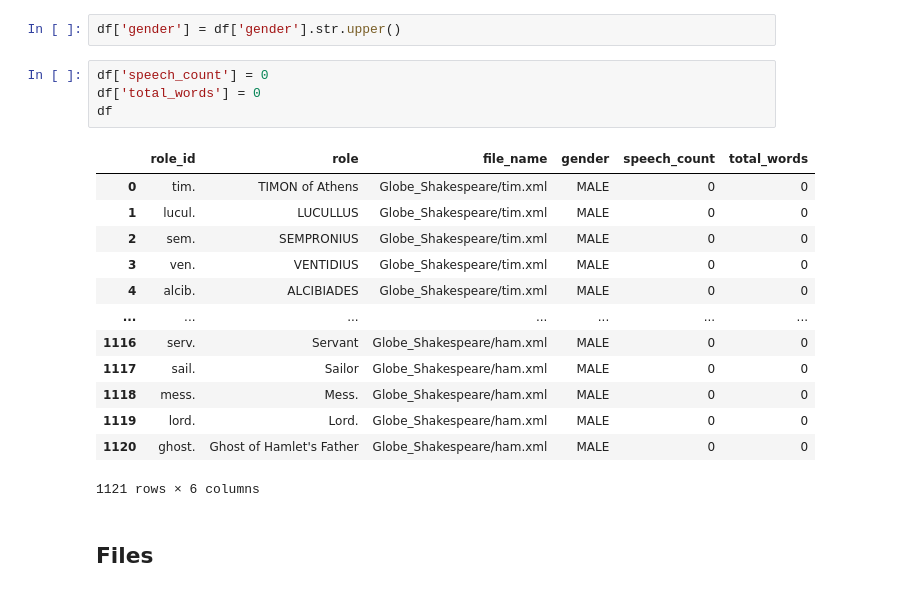
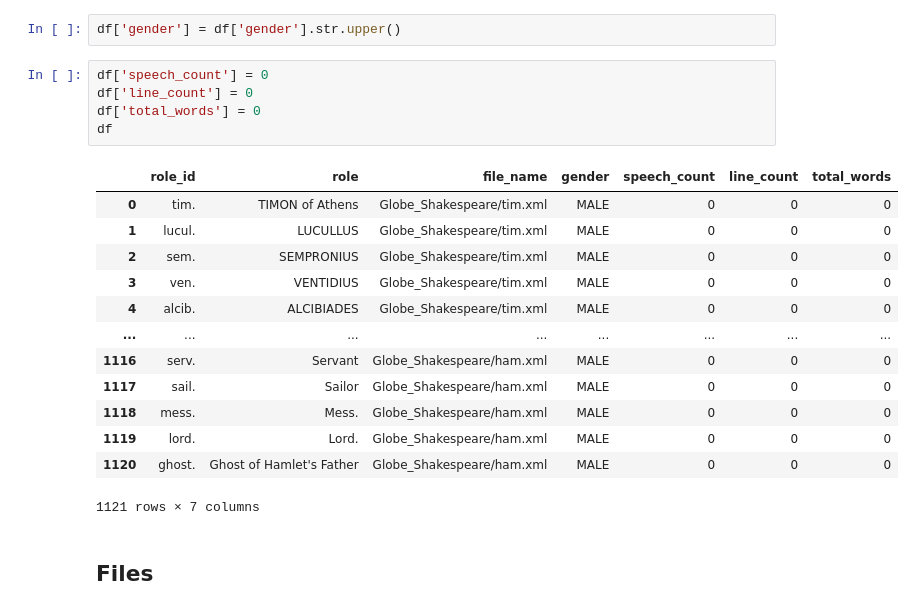
Before and after one commit to johnflanigan/shakespeare-character-genders, a Jupyter notebook: Shakespeare Character Genders.ipynb, the cells around one changed output. Cells and saved outputs as stored; diff of their text form.

```diff
--- a/Shakespeare Character Genders.ipynb
+++ b/Shakespeare Character Genders.ipynb
@@ -26,22 +30,23 @@ df = df.drop(labels=['blank', 'initials'], axis=1)
 df['gender'] = df['gender'].str.upper()
 # %%
 df['speech_count'] = 0
+df['line_count'] = 0
 df['total_words'] = 0
 df
 # %% [output]
-|  | role_id | role | file_name | gender | speech_count | total_words |
-| 0 | tim. | TIMON of Athens | Globe_Shakespeare/tim.xml | MALE | 0 | 0 |
-| 1 | lucul. | LUCULLUS | Globe_Shakespeare/tim.xml | MALE | 0 | 0 |
-| 2 | sem. | SEMPRONIUS | Globe_Shakespeare/tim.xml | MALE | 0 | 0 |
-| 3 | ven. | VENTIDIUS | Globe_Shakespeare/tim.xml | MALE | 0 | 0 |
-| 4 | alcib. | ALCIBIADES | Globe_Shakespeare/tim.xml | MALE | 0 | 0 |
-| ... | ... | ... | ... | ... | ... | ... |
-| 1116 | serv. | Servant | Globe_Shakespeare/ham.xml | MALE | 0 | 0 |
-| 1117 | sail. | Sailor | Globe_Shakespeare/ham.xml | MALE | 0 | 0 |
-| 1118 | mess. | Mess. | Globe_Shakespeare/ham.xml | MALE | 0 | 0 |
-| 1119 | lord. | Lord. | Globe_Shakespeare/ham.xml | MALE | 0 | 0 |
-| 1120 | ghost. | Ghost of Hamlet's Father | Globe_Shakespeare/ham.xml | MALE | 0 | 0 |
+|  | role_id | role | file_name | gender | speech_count | line_count | total_words |
+| 0 | tim. | TIMON of Athens | Globe_Shakespeare/tim.xml | MALE | 0 | 0 | 0 |
+| 1 | lucul. | LUCULLUS | Globe_Shakespeare/tim.xml | MALE | 0 | 0 | 0 |
+| 2 | sem. | SEMPRONIUS | Globe_Shakespeare/tim.xml | MALE | 0 | 0 | 0 |
+| 3 | ven. | VENTIDIUS | Globe_Shakespeare/tim.xml | MALE | 0 | 0 | 0 |
+| 4 | alcib. | ALCIBIADES | Globe_Shakespeare/tim.xml | MALE | 0 | 0 | 0 |
+| ... | ... | ... | ... | ... | ... | ... | ... |
+| 1116 | serv. | Servant | Globe_Shakespeare/ham.xml | MALE | 0 | 0 | 0 |
+| 1117 | sail. | Sailor | Globe_Shakespeare/ham.xml | MALE | 0 | 0 | 0 |
+| 1118 | mess. | Mess. | Globe_Shakespeare/ham.xml | MALE | 0 | 0 | 0 |
+| 1119 | lord. | Lord. | Globe_Shakespeare/ham.xml | MALE | 0 | 0 | 0 |
+| 1120 | ghost. | Ghost of Hamlet's Father | Globe_Shakespeare/ham.xml | MALE | 0 | 0 | 0 |
-1121 rows × 6 columns
+1121 rows × 7 columns
 # %% [markdown]
 ## Files
 # %%
```
Also changed, not shown: parts of 25 cells of this notebook.
